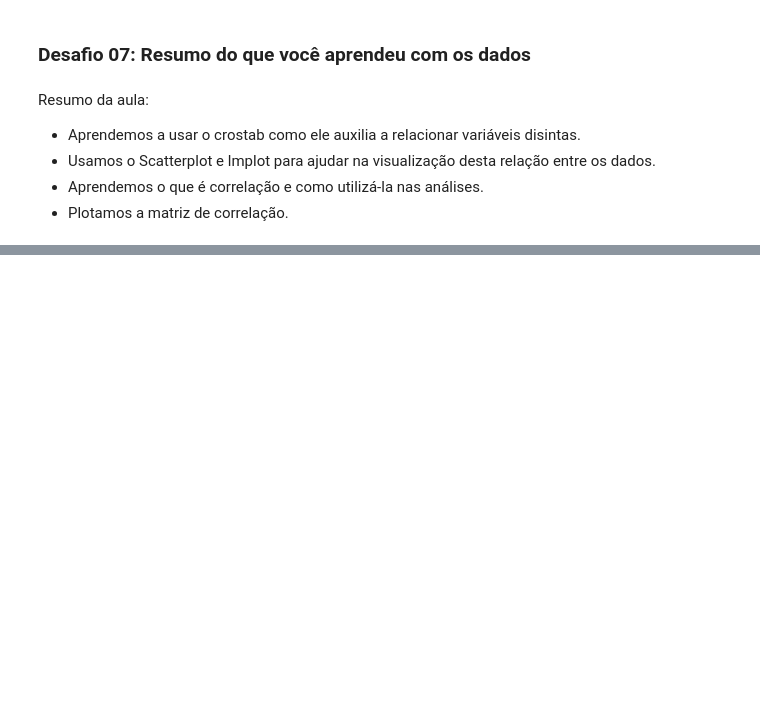
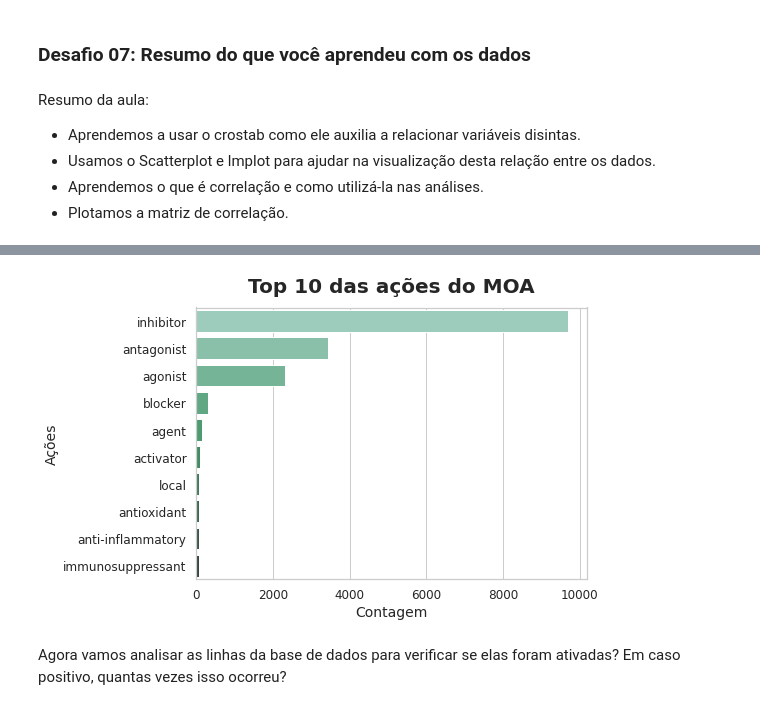
Before and after one commit to WJBruginski/Imersao_Dados_Alura_III, a Jupyter notebook: Imersão_Dados_Alura_III.ipynb, the cells around one changed output, grey strips where cells are left out. Cells and saved outputs as stored; diff of their text form; code cells hidden in the pictures; blank space fills up the shorter version.

```diff
--- a/Imersão_Dados_Alura_III.ipynb
+++ b/Imersão_Dados_Alura_III.ipynb
@@ -1085,0 +1151,3 @@ Resumo da aula:
+# %%
+contagem_moa = dados_resultados.iloc[:, 1:].sum().sort_values(ascending=False)
+contagem_moa
@@ -1085,0 +1173,8 @@ Resumo da aula:
+# %%
+#Separamos as ações em cada um dos mecânismos de ação.
+separacao_por_moa = [nome.split('_')[-1] for nome in contagem_moa.index]
+# %%
+#Criamos um Dataframe com as ação do MOA e os totais de cada uma delas por MOA
+dados_resultados_moa = pd.DataFrame(data={'ação':separacao_por_moa,
+                                                       'totais':contagem_moa.values})
+dados_resultados_moa
@@ -1085,0 +1195,4 @@ Resumo da aula:
+# %%
+# Agrupamos as ações nos 10 resultados mais relevantes
+dados_resultados_moa_Top_10 = dados_resultados_moa.groupby('ação').sum().sort_values(by = 'totais', ascending=False)[:10]
+dados_resultados_moa_Top_10
@@ -1085,0 +1212,28 @@ Resumo da aula:
+# %%
+# Criamos um Gráfico de Barras para visualizar melhor as informações
+sns.set()
+sns.set(style="whitegrid")
+sns.set_color_codes("pastel")
+plt.figure(figsize=(7,5))
+
+
+
+plt.rcParams['xtick.labelsize'] = 12
+plt.rcParams['ytick.labelsize'] = 12
+
+ax = sns.barplot(data=dados_resultados_moa_Top_10,
+                 y=dados_resultados_moa_Top_10.index,
+                 x='totais',
+                 palette="BuGn_d")
+
+# Melhorando as fontes do Título e dos eixos
+ax.set_title('Top 10 das ações do MOA', fontdict={'fontsize':20, 'fontweight':'bold'}, pad=15)
+ax.set_ylabel('Ações', fontdict={'fontsize':14})
+ax.set_xlabel('Contagem', fontdict={'fontsize':14})
+
+
+plt.show()
+# %% [output]
+[figure, added]
+# %% [markdown]
+Agora vamos analisar as linhas da base de dados para verificar se elas foram ativadas?  Em caso positivo, quantas vezes isso ocorreu?
```
Also changed, not shown: parts of 62 cells of this notebook.
